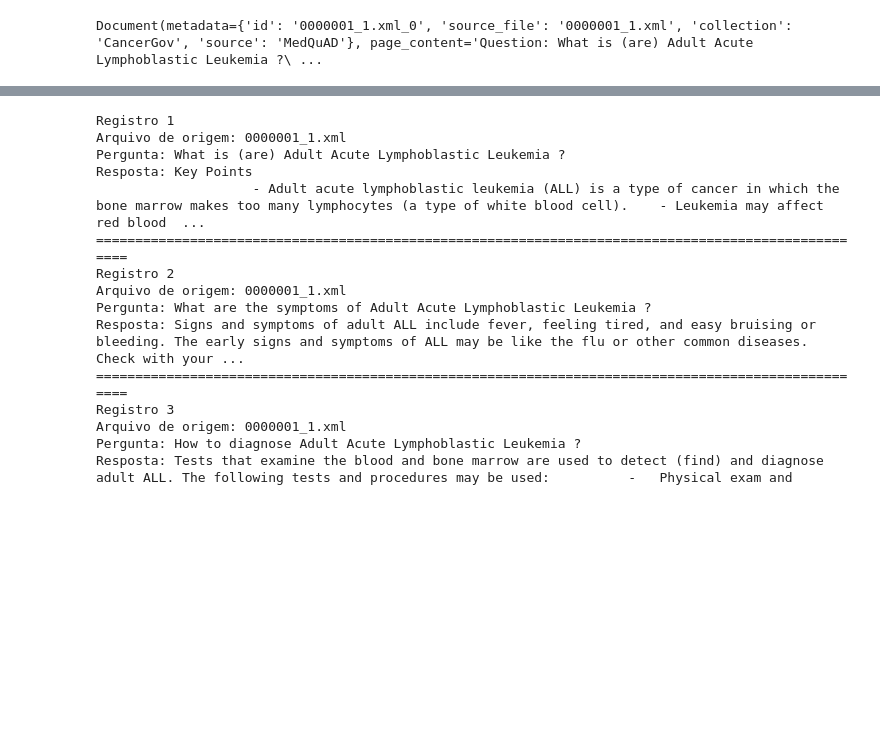
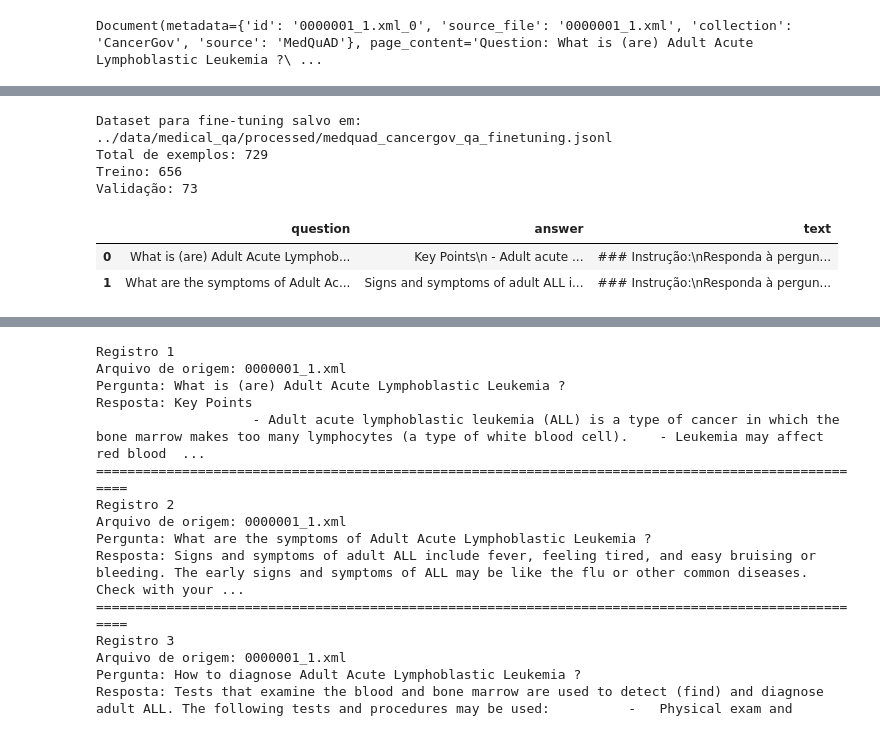
Before and after one commit to KeityPires/tech-challenge-ia-diagnostico, a Jupyter notebook: notebooks/03_medquad_exploracao copy.ipynb, the cells around one changed output, grey strips where cells are left out. Cells and saved outputs as stored; diff of their text form; code cells hidden in the pictures; blank space fills up the shorter version.

```diff
--- a/notebooks/03_medquad_exploracao copy.ipynb
+++ b/notebooks/03_medquad_exploracao copy.ipynb
@@ -309,0 +337,20 @@ Document(metadata={'id': '0000001_1.xml_0', 'source_file': '0000001_1.xml', 'col
+# %%
+finetune_df = prepare_finetuning_dataset(df_medquad)
+train_df, val_df = split_finetuning_dataset(finetune_df, test_size=0.1, random_state=42)
+
+finetune_path = "../data/medical_qa/processed/medquad_cancergov_qa_finetuning.jsonl"
+save_finetuning_dataset(finetune_df, finetune_path)
+
+print("Dataset para fine-tuning salvo em:", finetune_path)
+print("Total de exemplos:", len(finetune_df))
+print("Treino:", len(train_df))
+print("Validação:", len(val_df))
+finetune_df.head(2)
+# %% [output]
+Dataset para fine-tuning salvo em: ../data/medical_qa/processed/medquad_cancergov_qa_finetuning.jsonl
+Total de exemplos: 729
+Treino: 656
+Validação: 73
+|  | question | answer | text |
+| 0 | What is (are) Adult Acute Lymphob... | Key Points\n - Adult acute ... | ### Instrução:\nResponda à pergun... |
+| 1 | What are the symptoms of Adult Ac... | Signs and symptoms of adult ALL i... | ### Instrução:\nResponda à pergun... |
```
Also changed, not shown: parts of 19 cells of this notebook, 1 other file.
